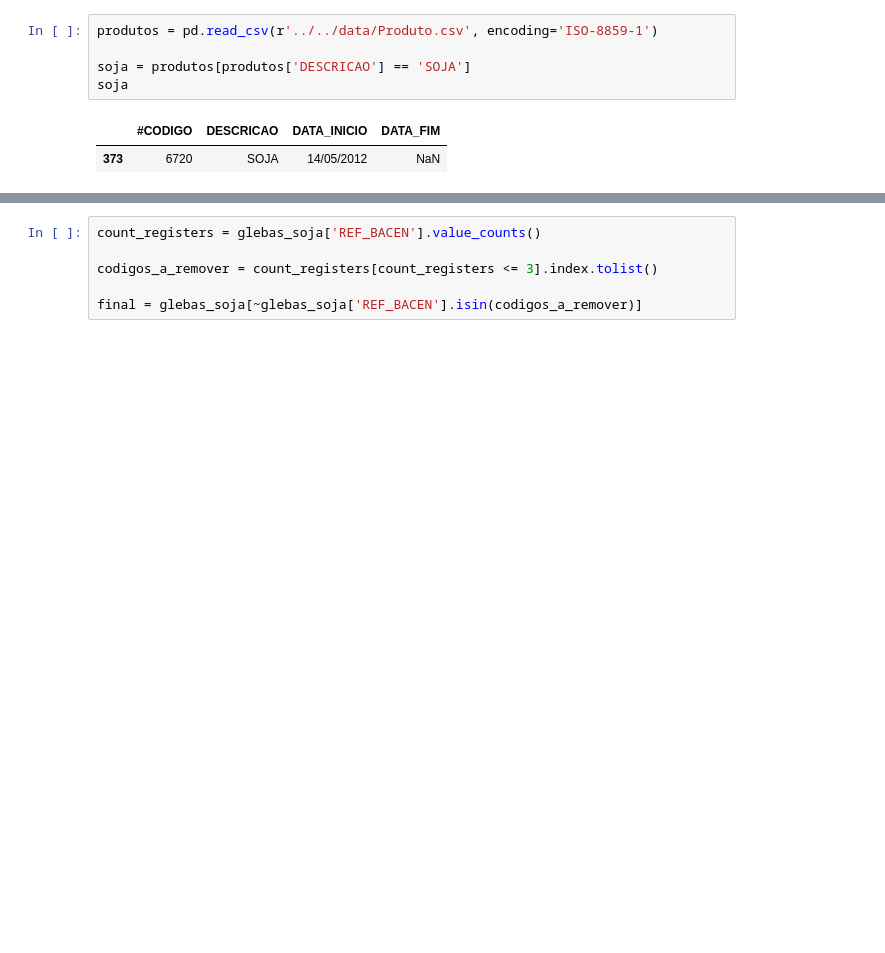
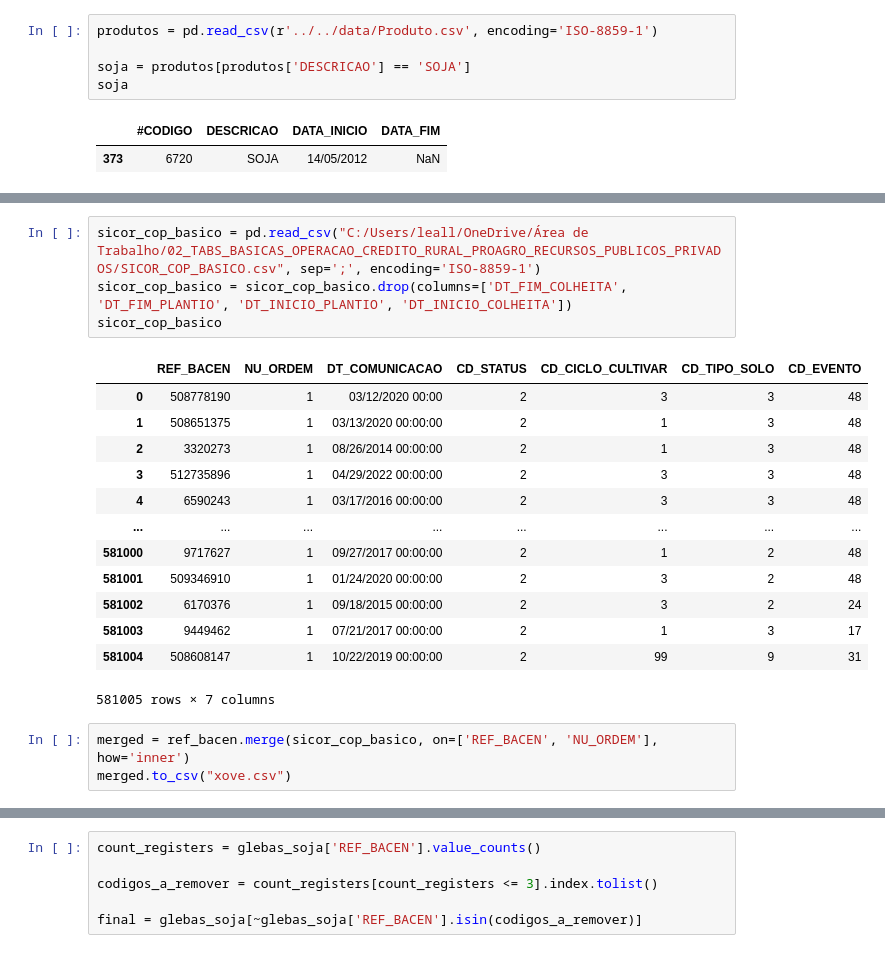
Before and after one commit to PhatomFatec/GeoForesight-back, a Jupyter notebook: src/notebooks/00-ll-firstExploration.ipynb, the cells around one changed output, grey strips where cells are left out. Saved outputs shown, nothing was run; the diff lists cells and outputs as text; blank space fills up the shorter version.

```diff
--- a/src/notebooks/00-ll-firstExploration.ipynb
+++ b/src/notebooks/00-ll-firstExploration.ipynb
@@ -84,2 +55,23 @@ ref_bacen
+# %%
+sicor_cop_basico = pd.read_csv("C:/Users/leall/OneDrive/Área de Trabalho/02_TABS_BASICAS_OPERACAO_CREDITO_RURAL_PROAGRO_RECURSOS_PUBLICOS_PRIVADOS/SICOR_COP_BASICO.csv", sep=';', encoding='ISO-8859-1')
+sicor_cop_basico = sicor_cop_basico.drop(columns=['DT_FIM_COLHEITA', 'DT_FIM_PLANTIO', 'DT_INICIO_PLANTIO', 'DT_INICIO_COLHEITA'])
+sicor_cop_basico
+# %% [output]
+|  | REF_BACEN | NU_ORDEM | DT_COMUNICACAO | CD_STATUS | CD_CICLO_CULTIVAR | CD_TIPO_SOLO | CD_EVENTO |
+| 0 | 508778190 | 1 | 03/12/2020 00:00 | 2 | 3 | 3 | 48 |
+| 1 | 508651375 | 1 | 03/13/2020 00:00:00 | 2 | 1 | 3 | 48 |
+| 2 | 3320273 | 1 | 08/26/2014 00:00:00 | 2 | 1 | 3 | 48 |
+| 3 | 512735896 | 1 | 04/29/2022 00:00:00 | 2 | 3 | 3 | 48 |
+| 4 | 6590243 | 1 | 03/17/2016 00:00:00 | 2 | 3 | 3 | 48 |
+| ... | ... | ... | ... | ... | ... | ... | ... |
+| 581000 | 9717627 | 1 | 09/27/2017 00:00:00 | 2 | 1 | 2 | 48 |
+| 581001 | 509346910 | 1 | 01/24/2020 00:00:00 | 2 | 3 | 2 | 48 |
+| 581002 | 6170376 | 1 | 09/18/2015 00:00:00 | 2 | 3 | 2 | 24 |
+| 581003 | 9449462 | 1 | 07/21/2017 00:00:00 | 2 | 1 | 3 | 17 |
+| 581004 | 508608147 | 1 | 10/22/2019 00:00:00 | 2 | 99 | 9 | 31 |
+581005 rows × 7 columns
+# %%
+merged = ref_bacen.merge(sicor_cop_basico, on=['REF_BACEN', 'NU_ORDEM'], how='inner')
+merged.to_csv("xove.csv")
 # %%
 glebas = pd.read_csv(r'C:/Users/leall/OneDrive/Área de Trabalho/03_TABS_COMP_BASICAS_OPERACOES_CREDITO_RURAL_PROAGRO_RECURSOS_PUB/Glebas.csv', sep=';', encoding='ISO-8859-1')
```
Also changed, not shown: parts of 7 cells of this notebook, 1 other file.
